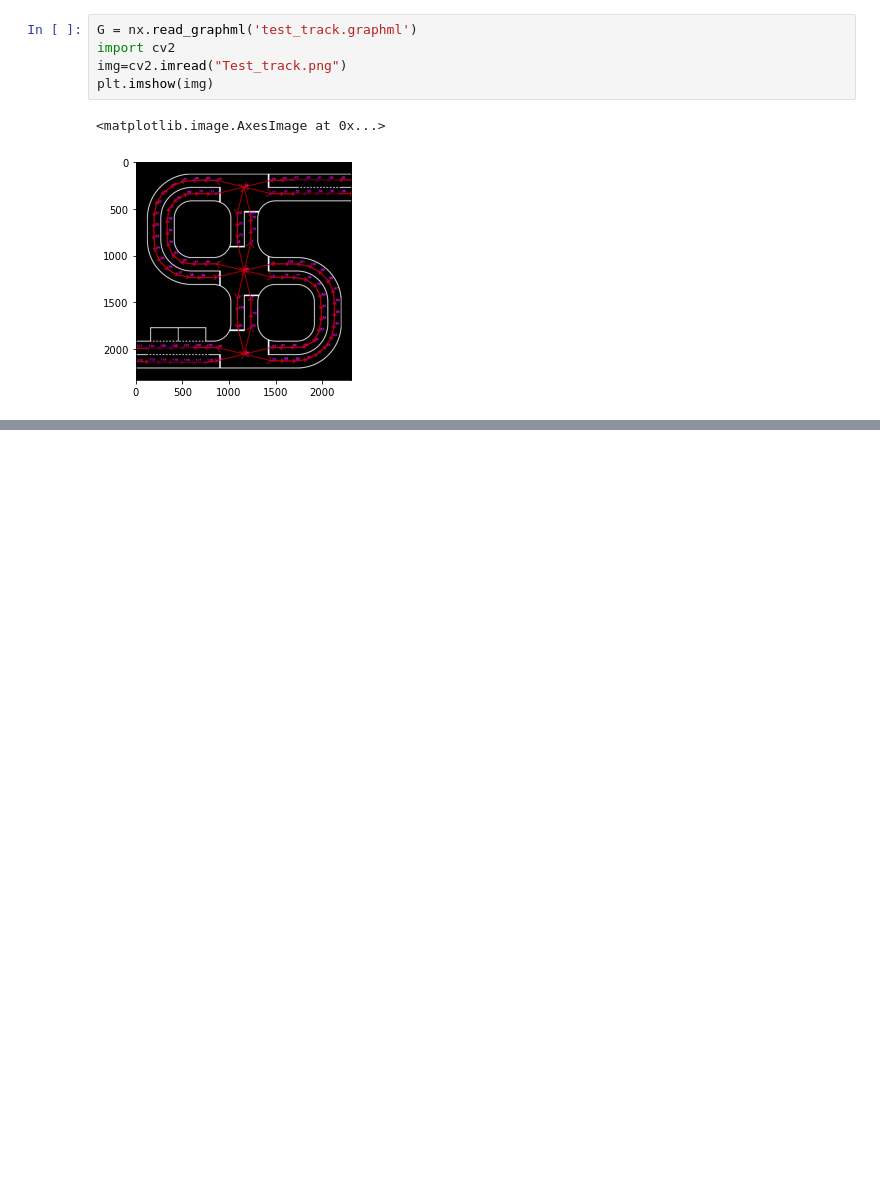
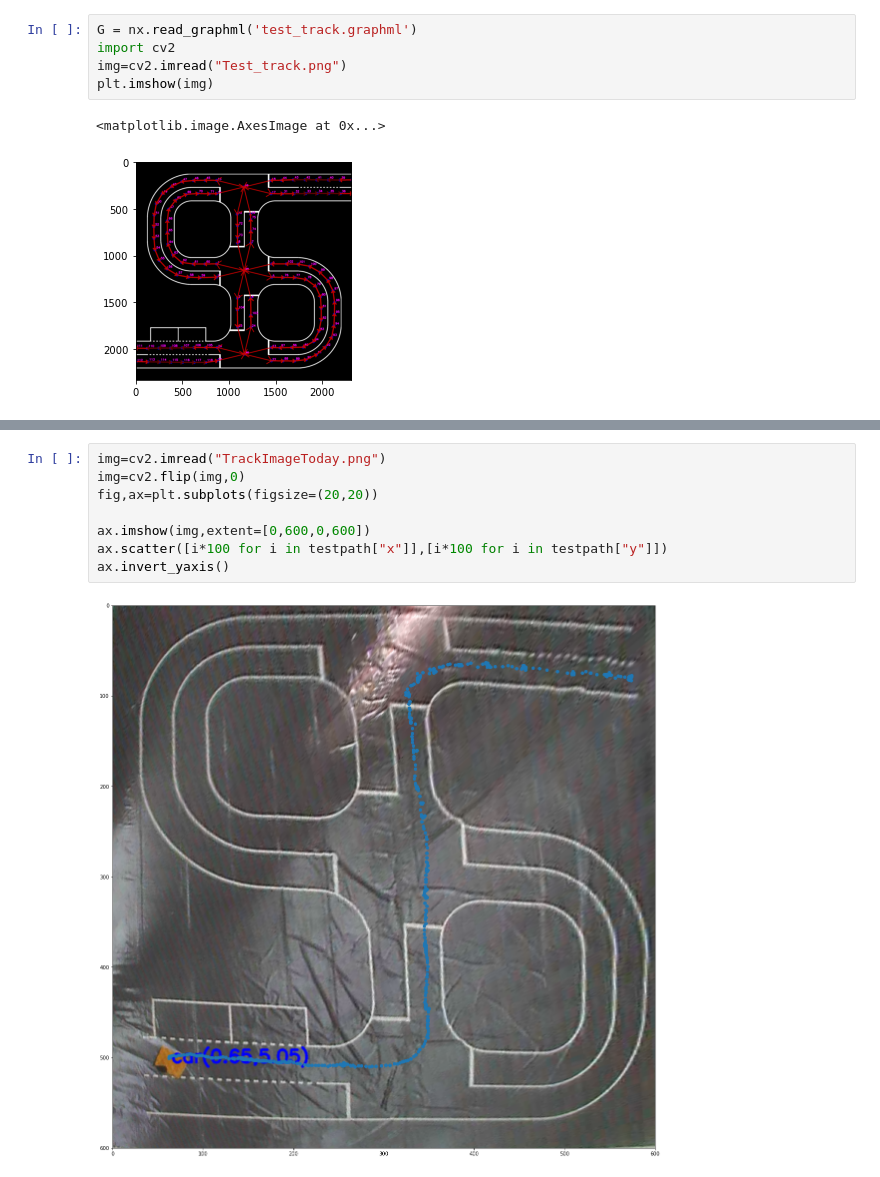
Before and after one commit to Kaushal1011/akatsuki_au_bfmc21, a Jupyter notebook: nbs/PhysicalLocSysSuperImpose.ipynb, the cells around one changed output, grey strips where cells are left out. Saved outputs shown, nothing was run; the diff lists cells and outputs as text; blank space fills up the shorter version.

```diff
--- a/nbs/PhysicalLocSysSuperImpose.ipynb
+++ b/nbs/PhysicalLocSysSuperImpose.ipynb
@@ -28,0 +33,10 @@ for node,data in G.nodes(data=True):
+# %%
+img=cv2.imread("TrackImageToday.png")
+img=cv2.flip(img,0)
+fig,ax=plt.subplots(figsize=(20,20))
+
+ax.imshow(img,extent=[0,600,0,600])
+ax.scatter([i*100 for i in testpath["x"]],[i*100 for i in testpath["y"]])
+ax.invert_yaxis()
+# %% [output]
+[figure, added]
```
Also changed, not shown: parts of 2 cells of this notebook, 2 other files.
